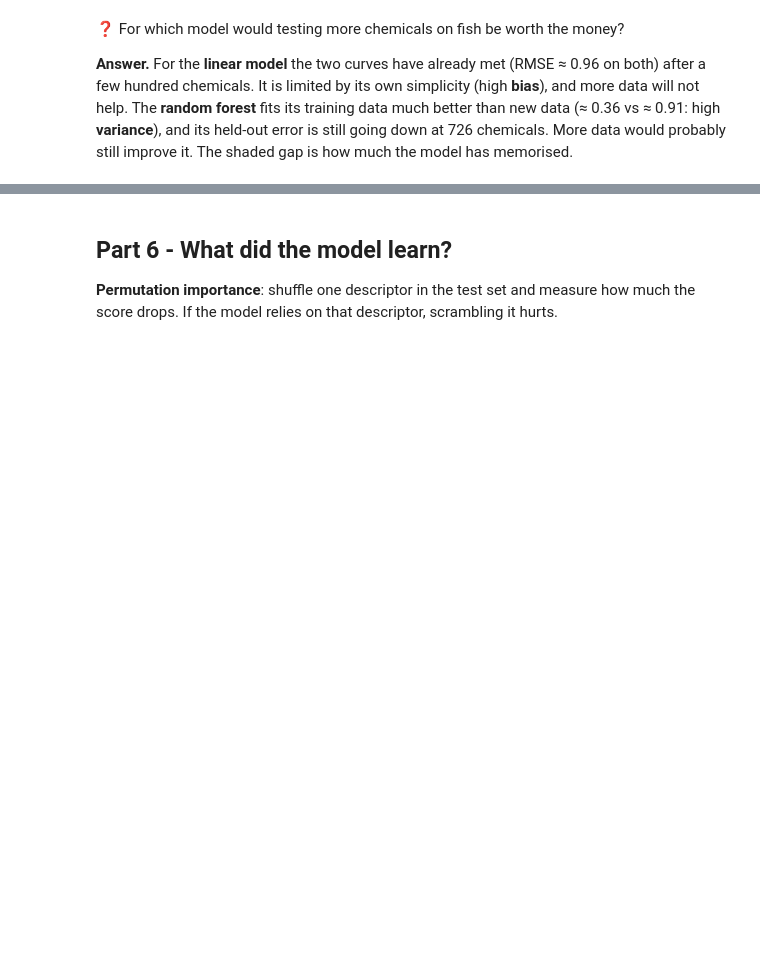
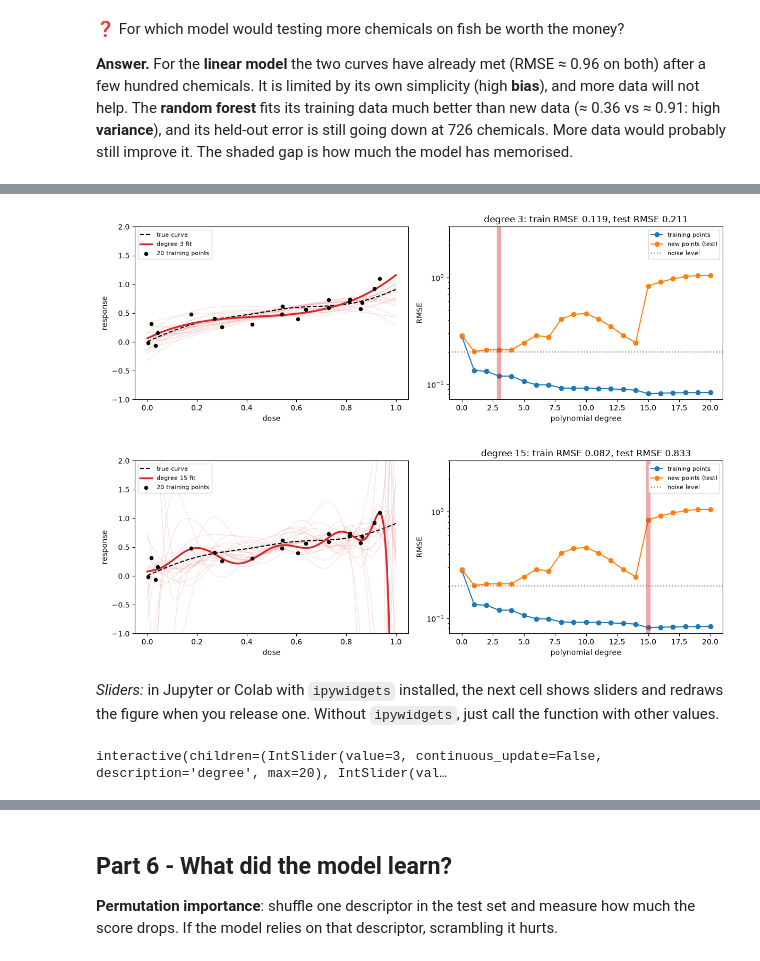
Before and after one commit to giorginolab/AI-qbio-classes, a Jupyter notebook: course/t01_toxicity_qsar.ipynb, the cells around one changed output, grey strips where cells are left out. Cells and saved outputs as stored; diff of their text form; code cells hidden in the pictures; blank space fills up the shorter version.

```diff
--- a/course/t01_toxicity_qsar.ipynb
+++ b/course/t01_toxicity_qsar.ipynb
@@ -592,0 +608,71 @@ probably still improve it. The shaded gap is how much the model has memorised.
+# %%
+def true_curve(x):
+    """The 'truth' we pretend not to know: a smooth dose-response-like curve."""
+    return 1 / (1 + np.exp(-10 * (x - 0.5))) + 0.3 * np.sin(6 * x)
+
+def make_toy(n, noise, seed):
+    """n noisy measurements of true_curve at random x in [0, 1]."""
+    rng = np.random.default_rng(seed)
+    x = np.sort(rng.uniform(0, 1, n))
+    return x, true_curve(x) + rng.normal(0, noise, n)
+
+from sklearn.preprocessing import PolynomialFeatures
+from sklearn.linear_model import Ridge
+
+def poly_model(degree, alpha):
+    reg = Ridge(alpha=alpha) if alpha > 0 else LinearRegression()
+    return make_pipeline(PolynomialFeatures(degree), StandardScaler(), reg)
+
+def poly_playground(degree=3, n_train=20, noise=0.2, alpha=0.0, seed=0, show_variance=True):
+    x_tr, y_tr = make_toy(n_train, noise, seed)
+    x_te, y_te = make_toy(500, noise, seed + 1000)            # fresh data from the same "experiment"
+    grid = np.linspace(0, 1, 400)
+    fig, (ax1, ax2) = plt.subplots(1, 2, figsize=(12, 4.2))
+
+    if show_variance:
+        for s in range(1, 21):
+            xs, ys = make_toy(n_train, noise, 100 * seed + s)
+            ax1.plot(grid, poly_model(degree, alpha).fit(xs[:, None], ys).predict(grid[:, None]),
+                     color="tab:red", alpha=0.12, lw=1)
+    model = poly_model(degree, alpha).fit(x_tr[:, None], y_tr)
+    ax1.plot(grid, true_curve(grid), "k--", lw=1.5, label="true curve")
+    ax1.plot(grid, model.predict(grid[:, None]), color="tab:red", lw=2.5, label=f"degree {degree} fit")
+    ax1.scatter(x_tr, y_tr, color="k", s=20, zorder=3, label=f"{n_train} training points")
+    ax1.set_ylim(-1, 2); ax1.set_xlabel("dose"); ax1.set_ylabel("response"); ax1.legend(fontsize=8, loc="upper left")
+
+    rmse = lambda m, x, y: np.sqrt(np.mean((m.predict(x[:, None]) - y) ** 2))
+    degrees = range(0, 21)
+    tr, te = [], []
+    for d in degrees:
+        m = poly_model(d, alpha).fit(x_tr[:, None], y_tr)
+        tr.append(rmse(m, x_tr, y_tr)); te.append(rmse(m, x_te, y_te))
+    ax2.plot(degrees, tr, "o-", label="training points")
+    ax2.plot(degrees, te, "o-", label="new points (test)")
+    ax2.axhline(noise, color="grey", ls=":", label="noise level")
+    ax2.axvline(degree, color="tab:red", alpha=0.4, lw=6)
+    ax2.set_yscale("log"); ax2.set_ylim(top=3); ax2.set_xlabel("polynomial degree"); ax2.set_ylabel("RMSE")
+    ax2.set_title(f"degree {degree}: train RMSE {tr[degree]:.3f}, test RMSE {te[degree]:.3f}")
+    ax2.legend(fontsize=8)
+    plt.tight_layout(); plt.show()
+
+poly_playground(degree=3)
+poly_playground(degree=15)
+# %% [output]
+[figure, added]
+[figure, added]
+# %% [markdown]
+*Sliders:* in Jupyter or Colab with `ipywidgets` installed, the next cell shows sliders and redraws the figure when you release one. Without `ipywidgets`, just call the function with other values.
+# %%
+try:
+    from ipywidgets import interact, IntSlider, FloatSlider, FloatLogSlider, Checkbox
+    interact(poly_playground,
+             degree=IntSlider(value=3, min=0, max=20, continuous_update=False),
+             n_train=IntSlider(value=20, min=8, max=300, step=4, continuous_update=False),
+             noise=FloatSlider(value=0.2, min=0.0, max=0.8, step=0.05, continuous_update=False),
+             alpha=FloatLogSlider(value=1e-8, base=10, min=-8, max=2, continuous_update=False),
+             seed=IntSlider(value=0, min=0, max=20, continuous_update=False),
+             show_variance=Checkbox(value=True))
+except ImportError:
+    print("ipywidgets is not installed: call poly_playground(degree=..., n_train=..., noise=..., alpha=...) instead")
+# %% [output]
+interactive(children=(IntSlider(value=3, continuous_update=False, description='degree', max=20), IntSlider(val…
```
Also changed, not shown: parts of 2 cells of this notebook, 6 other files.
